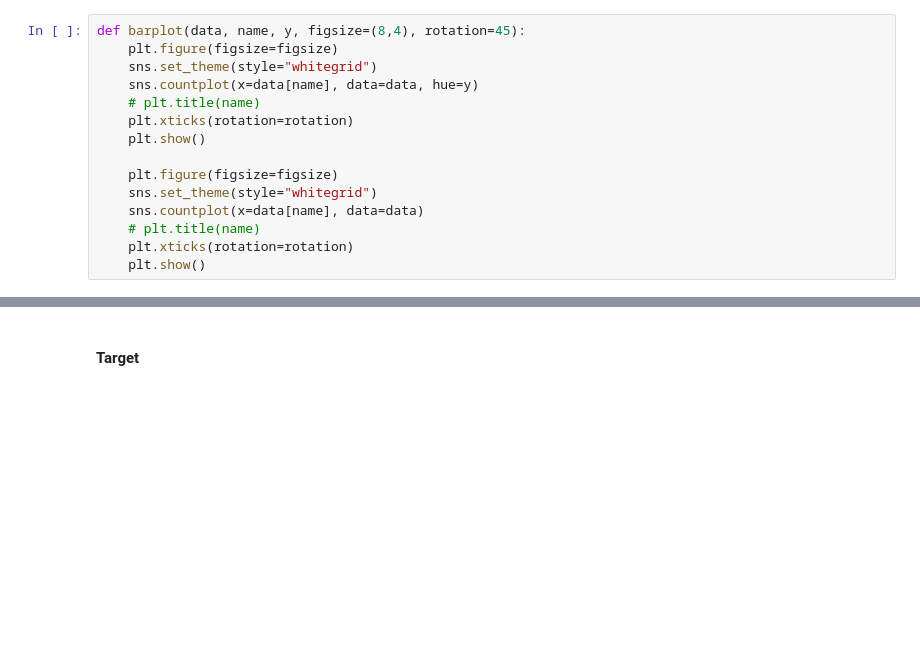
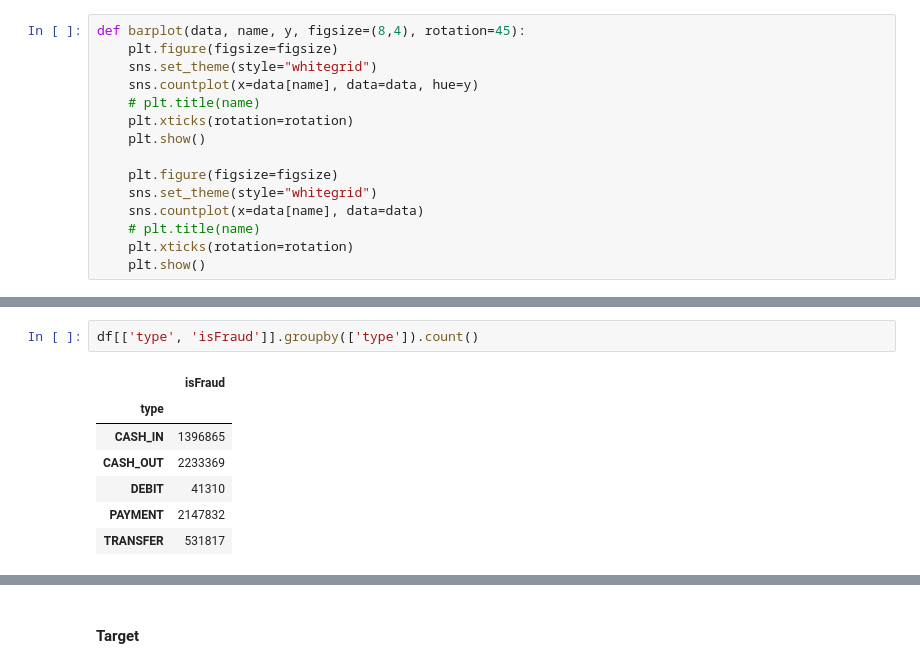
Before and after one commit to manred1997/fraud-detection, a Jupyter notebook: src/notebook/DataUnderstanding.ipynb, the cells around one changed output, grey strips where cells are left out. Cells and saved outputs as stored; diff of their text form; blank space fills up the shorter version.

```diff
--- a/src/notebook/DataUnderstanding.ipynb
+++ b/src/notebook/DataUnderstanding.ipynb
@@ -367,3 +370,13 @@ for col in cat_variables:
+# %%
+df[['type', 'isFraud']].groupby(['type']).count()
+# %% [output]
+|  | isFraud |
+| type |  |
+| CASH_IN | 1396865 |
+| CASH_OUT | 2233369 |
+| DEBIT | 41310 |
+| PAYMENT | 2147832 |
+| TRANSFER | 531817 |
 # %%
 labels = df['type'].astype('category').cat.categories.tolist()
 counts = df['type'].value_counts()
```
Also changed, not shown: parts of 17 cells of this notebook.
